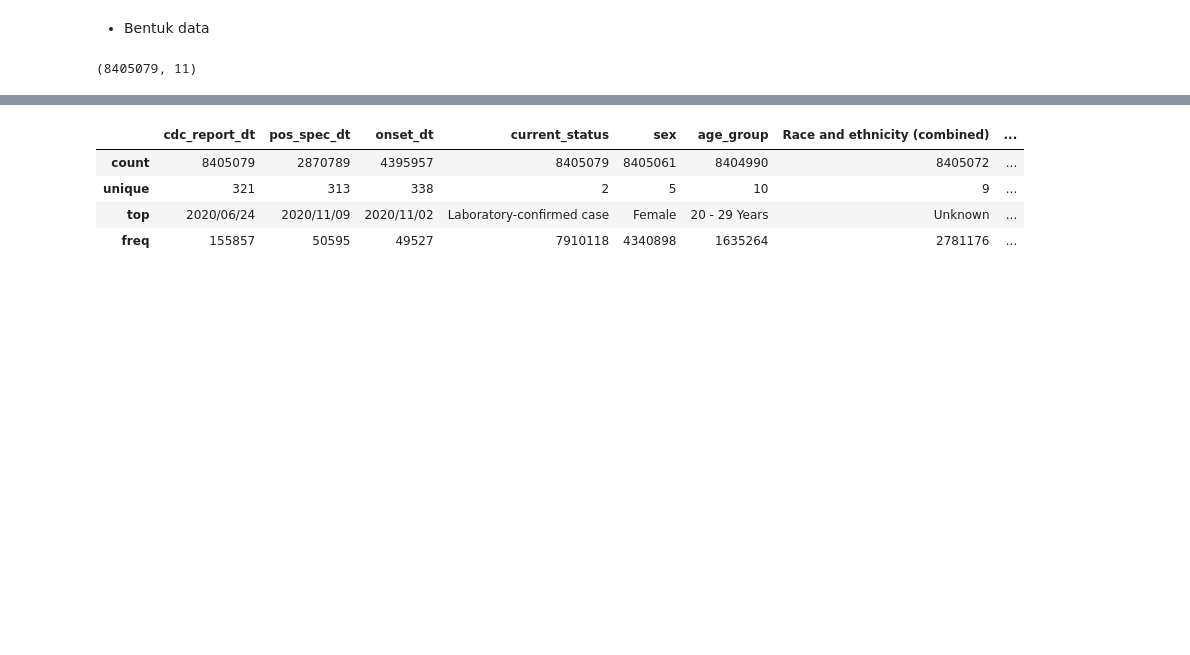
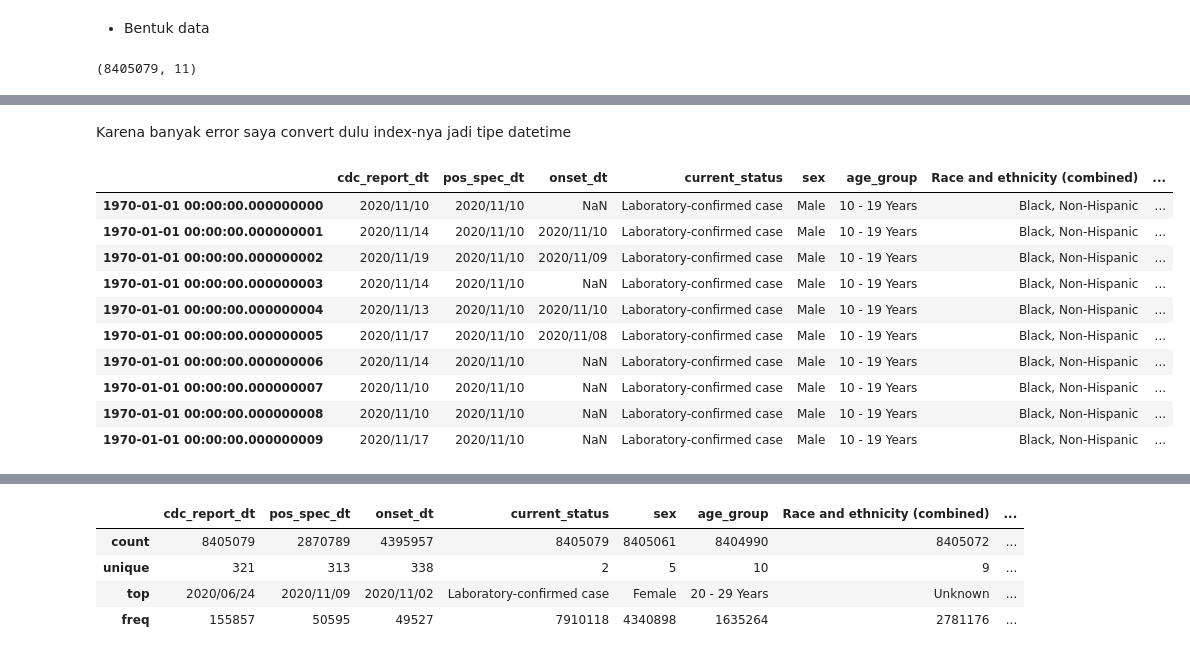
Before and after one commit to vardinava/UAS-OpenSourceTech, a Jupyter notebook: uas-opensource-technology-dataset-exploration.ipynb, the cells around one changed output, grey strips where cells are left out. Drawn from its saved outputs; the diff is of its cells as text; code cells hidden in the pictures; blank space fills up the shorter version.

```diff
--- a/uas-opensource-technology-dataset-exploration.ipynb
+++ b/uas-opensource-technology-dataset-exploration.ipynb
@@ -59,3 +80,20 @@ dataset.shape
+# %% [markdown]
+Karena banyak error saya convert dulu index-nya jadi tipe datetime
+# %%
+dataset.index = pd.to_datetime(dataset.index)
+dataset.head(10)
+# %% [output]
+|  | cdc_report_dt | pos_spec_dt | onset_dt | current_status | sex | age_group | Race and ethnicity (combined) | ... |
+| 1970-01-01 00:00:00.000000000 | 2020/11/10 | 2020/11/10 | NaN | Laboratory-confirmed case | Male | 10 - 19 Years | Black, Non-Hispanic | ... |
+| 1970-01-01 00:00:00.000000001 | 2020/11/14 | 2020/11/10 | 2020/11/10 | Laboratory-confirmed case | Male | 10 - 19 Years | Black, Non-Hispanic | ... |
+| 1970-01-01 00:00:00.000000002 | 2020/11/19 | 2020/11/10 | 2020/11/09 | Laboratory-confirmed case | Male | 10 - 19 Years | Black, Non-Hispanic | ... |
+| 1970-01-01 00:00:00.000000003 | 2020/11/14 | 2020/11/10 | NaN | Laboratory-confirmed case | Male | 10 - 19 Years | Black, Non-Hispanic | ... |
+| 1970-01-01 00:00:00.000000004 | 2020/11/13 | 2020/11/10 | 2020/11/10 | Laboratory-confirmed case | Male | 10 - 19 Years | Black, Non-Hispanic | ... |
+| 1970-01-01 00:00:00.000000005 | 2020/11/17 | 2020/11/10 | 2020/11/08 | Laboratory-confirmed case | Male | 10 - 19 Years | Black, Non-Hispanic | ... |
+| 1970-01-01 00:00:00.000000006 | 2020/11/14 | 2020/11/10 | NaN | Laboratory-confirmed case | Male | 10 - 19 Years | Black, Non-Hispanic | ... |
+| 1970-01-01 00:00:00.000000007 | 2020/11/10 | 2020/11/10 | NaN | Laboratory-confirmed case | Male | 10 - 19 Years | Black, Non-Hispanic | ... |
+| 1970-01-01 00:00:00.000000008 | 2020/11/10 | 2020/11/10 | NaN | Laboratory-confirmed case | Male | 10 - 19 Years | Black, Non-Hispanic | ... |
+| 1970-01-01 00:00:00.000000009 | 2020/11/17 | 2020/11/10 | NaN | Laboratory-confirmed case | Male | 10 - 19 Years | Black, Non-Hispanic | ... |
 # %%
 dataset.info()
 # %% [output]
```
Also changed, not shown: parts of 6 cells of this notebook.
